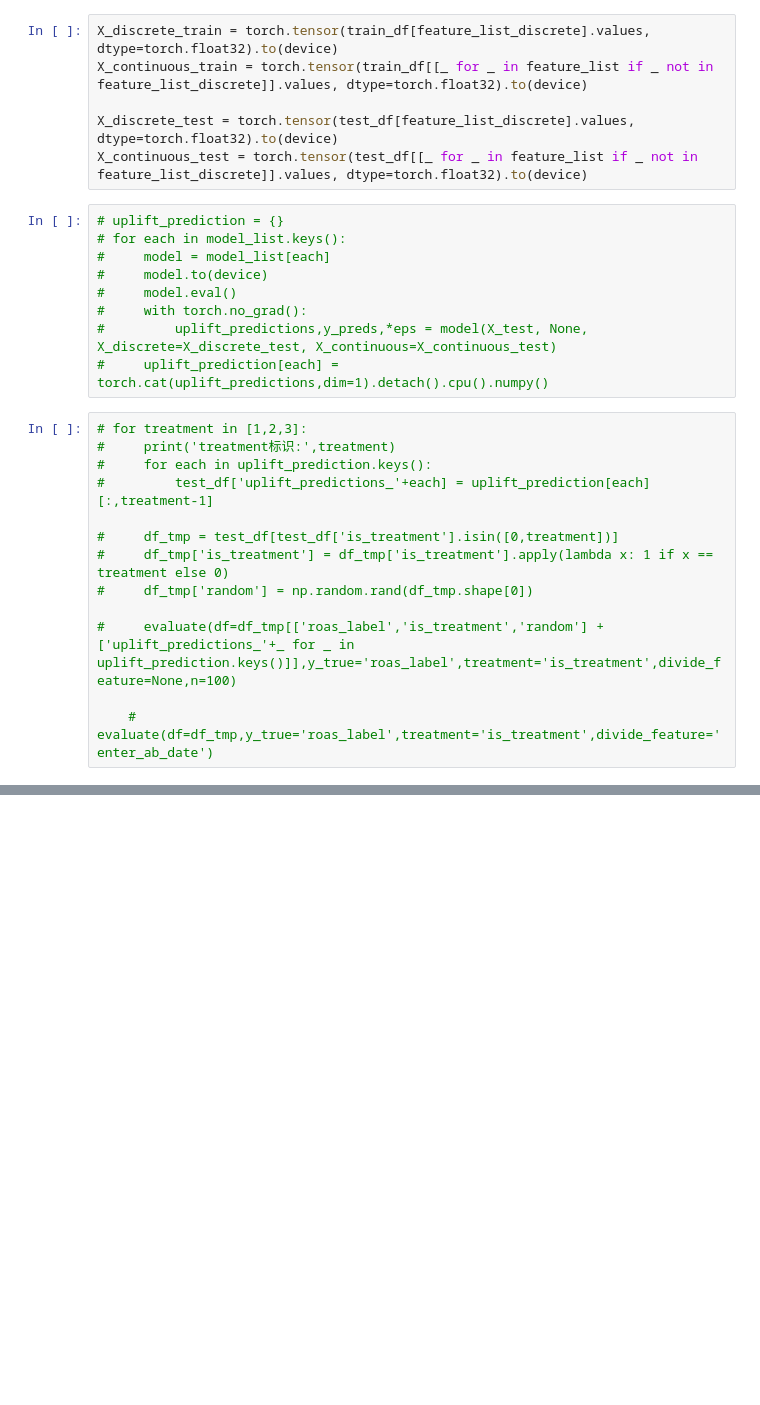
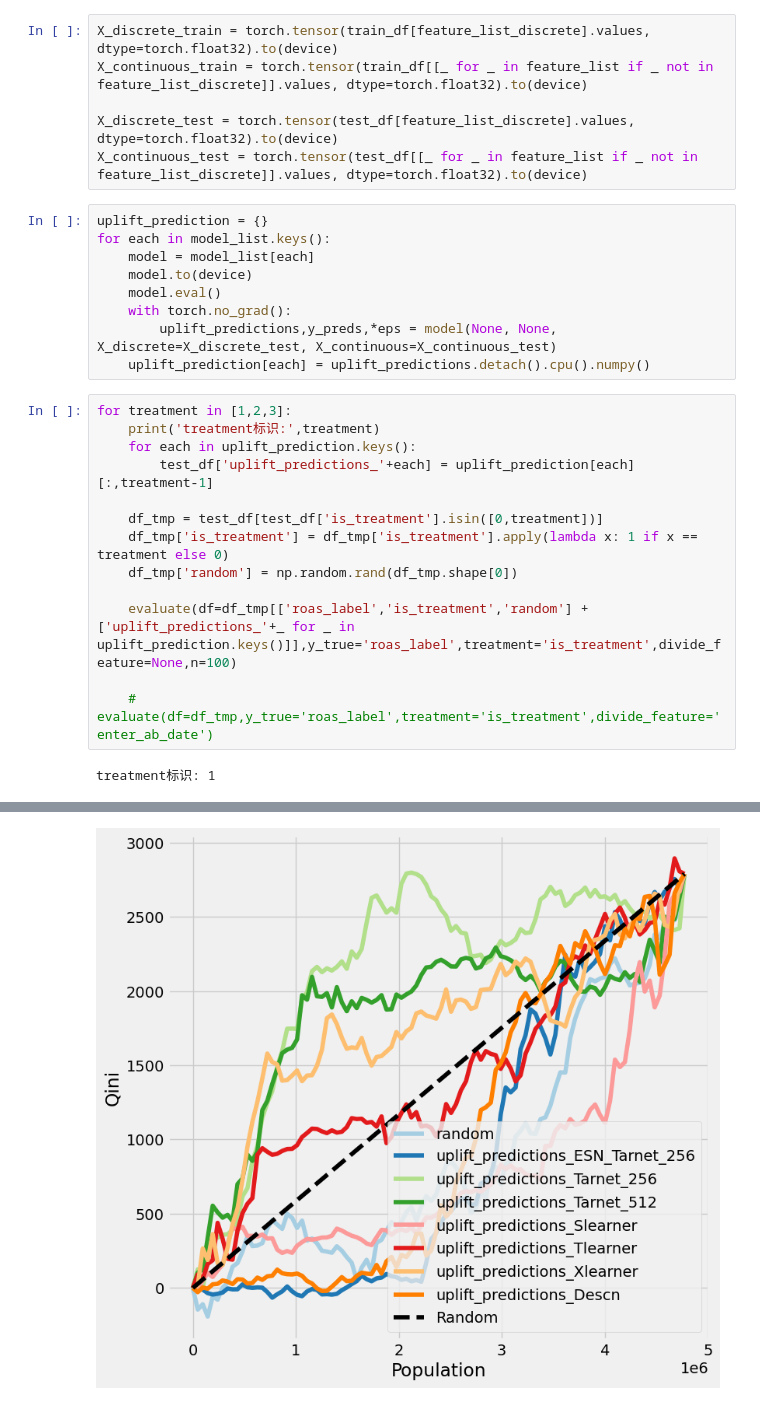
Before and after one commit to wyx1010120806/Deepuplift_for_multiple_treatment, a Jupyter notebook: evaluate.ipynb, the cells around one changed output, grey strips where cells are left out. Saved outputs shown, nothing was run; the diff lists cells and outputs as text; blank space fills up the shorter version.

```diff
--- a/evaluate.ipynb
+++ b/evaluate.ipynb
@@ -144,24 +144,26 @@ X_continuous_train = torch.tensor(train_df[[_ for _ in feature_list if _ not in
 X_discrete_test = torch.tensor(test_df[feature_list_discrete].values, dtype=torch.float32).to(device)
 X_continuous_test = torch.tensor(test_df[[_ for _ in feature_list if _ not in feature_list_discrete]].values, dtype=torch.float32).to(device)
 # %%
-# uplift_prediction = {}
-# for each in model_list.keys():
-#     model = model_list[each]
-#     model.to(device)
-#     model.eval()
-#     with torch.no_grad():
-#         uplift_predictions,y_preds,*eps = model(X_test, None, X_discrete=X_discrete_test, X_continuous=X_continuous_test)
-#     uplift_prediction[each] = torch.cat(uplift_predictions,dim=1).detach().cpu().numpy()
+uplift_prediction = {}
+for each in model_list.keys():
+    model = model_list[each]
+    model.to(device)
+    model.eval()
+    with torch.no_grad():
+        uplift_predictions,y_preds,*eps = model(None, None, X_discrete=X_discrete_test, X_continuous=X_continuous_test)
+    uplift_prediction[each] = uplift_predictions.detach().cpu().numpy()
 # %%
-# for treatment in [1,2,3]:
-#     print('treatment标识:',treatment)
-#     for each in uplift_prediction.keys():
-#         test_df['uplift_predictions_'+each] = uplift_prediction[each][:,treatment-1]
+for treatment in [1,2,3]:
+    print('treatment标识:',treatment)
+    for each in uplift_prediction.keys():
+        test_df['uplift_predictions_'+each] = uplift_prediction[each][:,treatment-1]
 
-#     df_tmp = test_df[test_df['is_treatment'].isin([0,treatment])]
-#     df_tmp['is_treatment'] = df_tmp['is_treatment'].apply(lambda x: 1 if x == treatment else 0)
-#     df_tmp['random'] = np.random.rand(df_tmp.shape[0])
+    df_tmp = test_df[test_df['is_treatment'].isin([0,treatment])]
+    df_tmp['is_treatment'] = df_tmp['is_treatment'].apply(lambda x: 1 if x == treatment else 0)
+    df_tmp['random'] = np.random.rand(df_tmp.shape[0])
 
-#     evaluate(df=df_tmp[['roas_label','is_treatment','random'] + ['uplift_predictions_'+_ for _ in uplift_prediction.keys()]],y_true='roas_label',treatment='is_treatment',divide_feature=None,n=100)
+    evaluate(df=df_tmp[['roas_label','is_treatment','random'] + ['uplift_predictions_'+_ for _ in uplift_prediction.keys()]],y_true='roas_label',treatment='is_treatment',divide_feature=None,n=100)
 
     # evaluate(df=df_tmp,y_true='roas_label',treatment='is_treatment',divide_feature='enter_ab_date')
+# %% [output]
+treatment标识: 1
@@ -167,0 +229 @@ X_continuous_test = torch.tensor(test_df[[_ for _ in feature_list if _ not in fe
+[figure, added]
```
Also changed, not shown: parts of 2 cells of this notebook, 15 other files.
